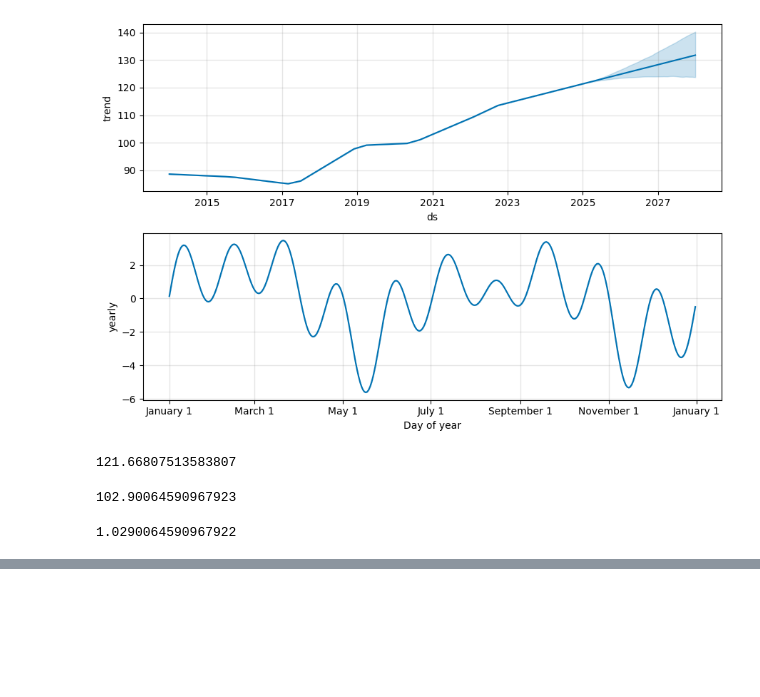
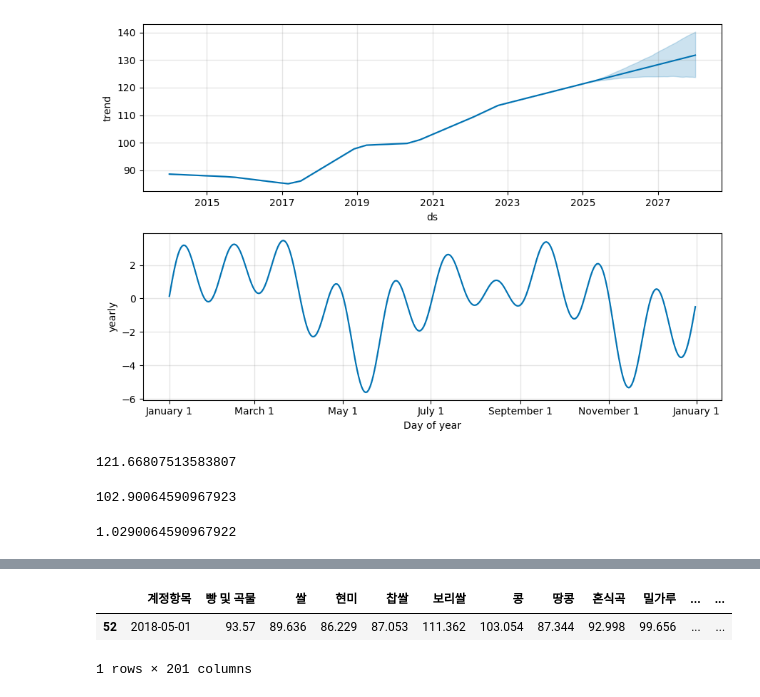
Before and after one commit to codekookiz/inflation-status-app, a Jupyter notebook: jupyter_notebook/data.ipynb, the cells around one changed output, grey strips where cells are left out. Saved outputs shown, nothing was run; the diff lists cells and outputs as text; code cells hidden in the pictures; blank space fills up the shorter version.

```diff
--- a/jupyter_notebook/data.ipynb
+++ b/jupyter_notebook/data.ipynb
@@ -197,3 +197,6 @@ forecast.loc[forecast['ds'] == '2025-01-31', 'trend'].values[0]
 forecast.loc[forecast['ds'] == '2025-12-31', 'trend'].values[0]  / df_1.iloc[df_1.index.max(), 1]
 # %% [output]
 1.0290064590967922
+# %%
+df_new = pd.read_csv('../data/price_level_index.csv')
+df_new
@@ -199,0 +217,6 @@ forecast.loc[forecast['ds'] == '2025-12-31', 'trend'].values[0]  / df_1.iloc[df_
+# %%
+df_new.loc[df_new['계정항목'] == '2018-05-01', :]
+# %% [output]
+|  | 계정항목 | 빵 및 곡물 | 쌀 | 현미 | 찹쌀 | 보리쌀 | 콩 | 땅콩 | 혼식곡 | 밀가루 | ... | ... |
+| 52 | 2018-05-01 | 93.57 | 89.636 | 86.229 | 87.053 | 111.362 | 103.054 | 87.344 | 92.998 | 99.656 | ... | ... |
+1 rows × 201 columns
```
Also changed, not shown: parts of 1 cell of this notebook, 2 other files.
